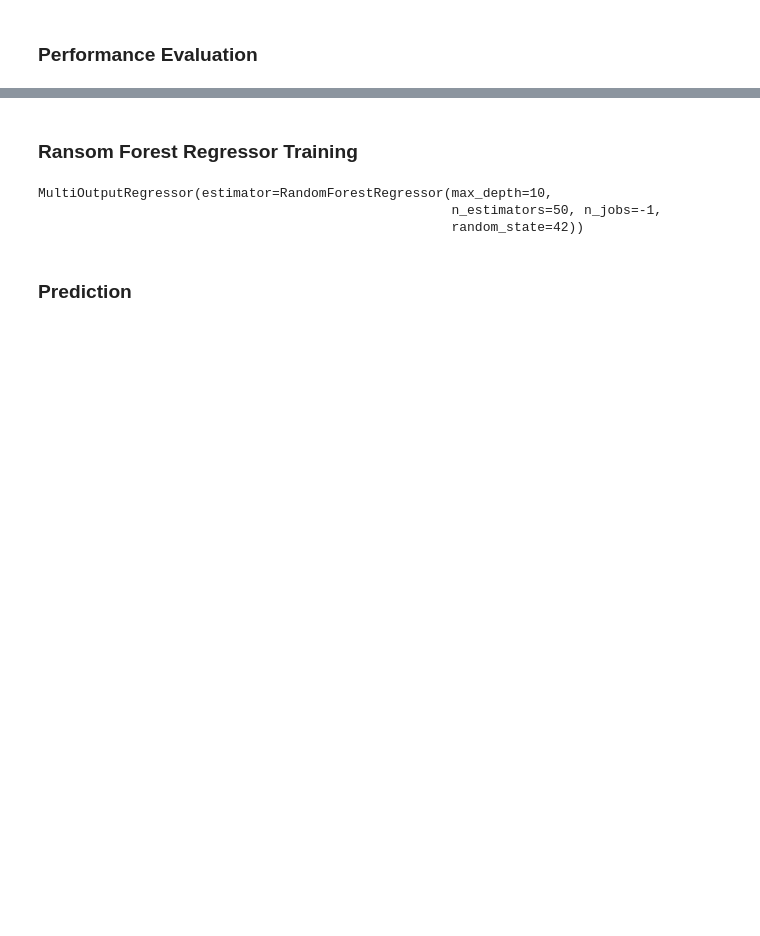
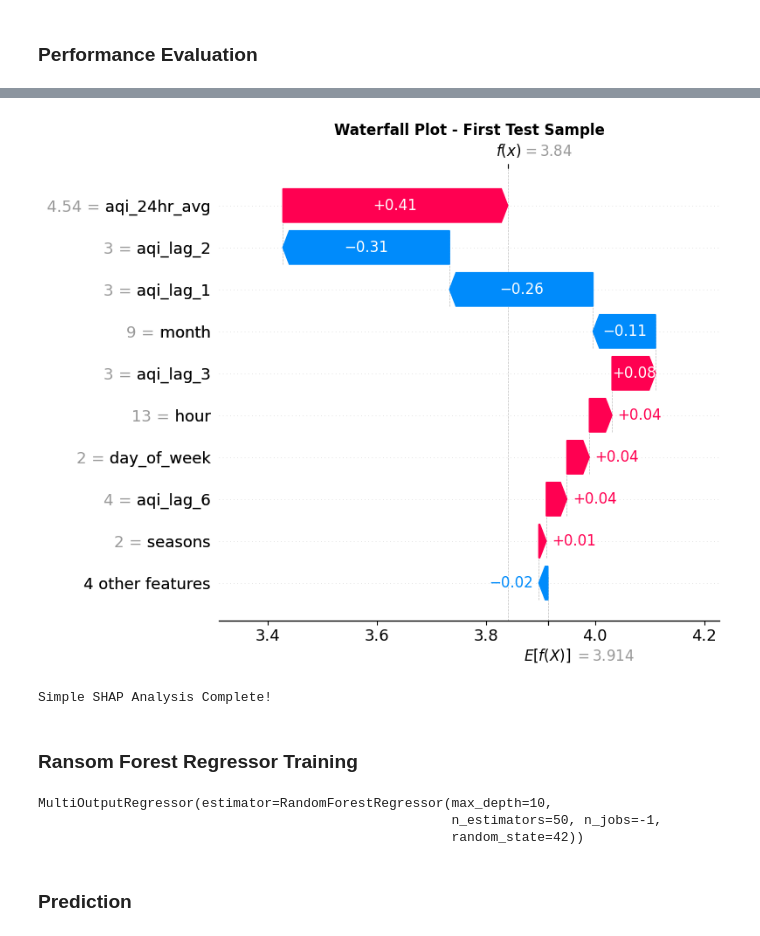
Before and after one commit to najmarazzaq761/AQI-Prediction, a Jupyter notebook: backend/training.ipynb, the cells around one changed output, grey strips where cells are left out. Saved outputs shown, nothing was run; the diff lists cells and outputs as text; code cells hidden in the pictures; blank space fills up the shorter version.

```diff
--- a/backend/training.ipynb
+++ b/backend/training.ipynb
@@ -153,3 +204,22 @@ Overall MAPE : 10.74%
+# %%
+# Waterfall plot for a single prediction
+plt.figure(figsize=(12, 6))
+shap.waterfall_plot(
+    shap.Explanation(
+        values=shap_values[0],
+        base_values=explainer.expected_value,
+        data=X_sample.iloc[0].values,
+        feature_names=X_test.columns.tolist()
+    ),
+    show=False
+)
+plt.title('Waterfall Plot - First Test Sample', fontweight='bold')
+plt.tight_layout()
+plt.savefig('shap_waterfall_xgb.png', dpi=300, bbox_inches='tight')
+plt.show()
+# %% [output]
+[figure, added]
+Simple SHAP Analysis Complete!
 # %% [markdown]
 ### Ransom Forest Regressor Training
 # %%
```
Also changed, not shown: parts of 14 cells of this notebook, 15 other files.
